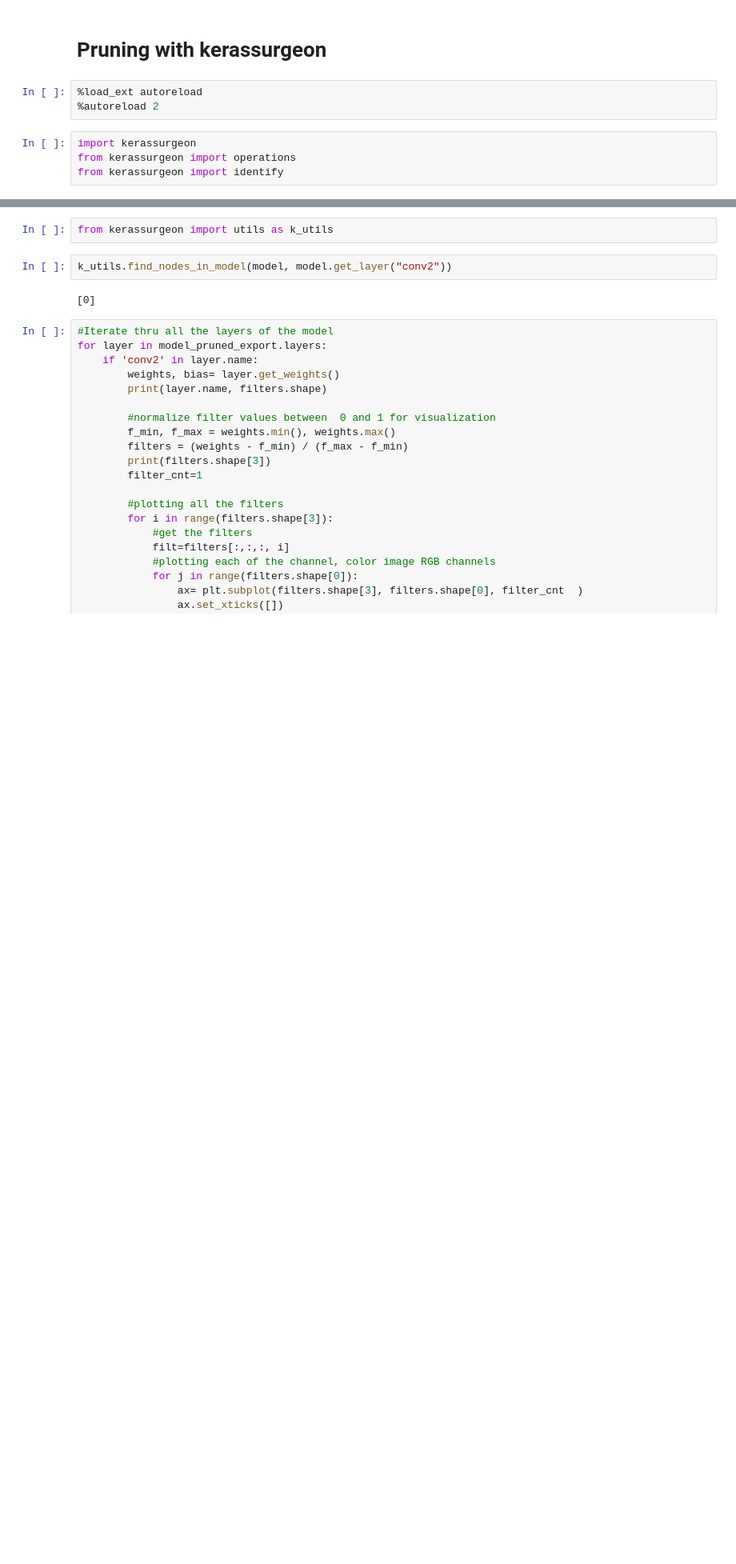
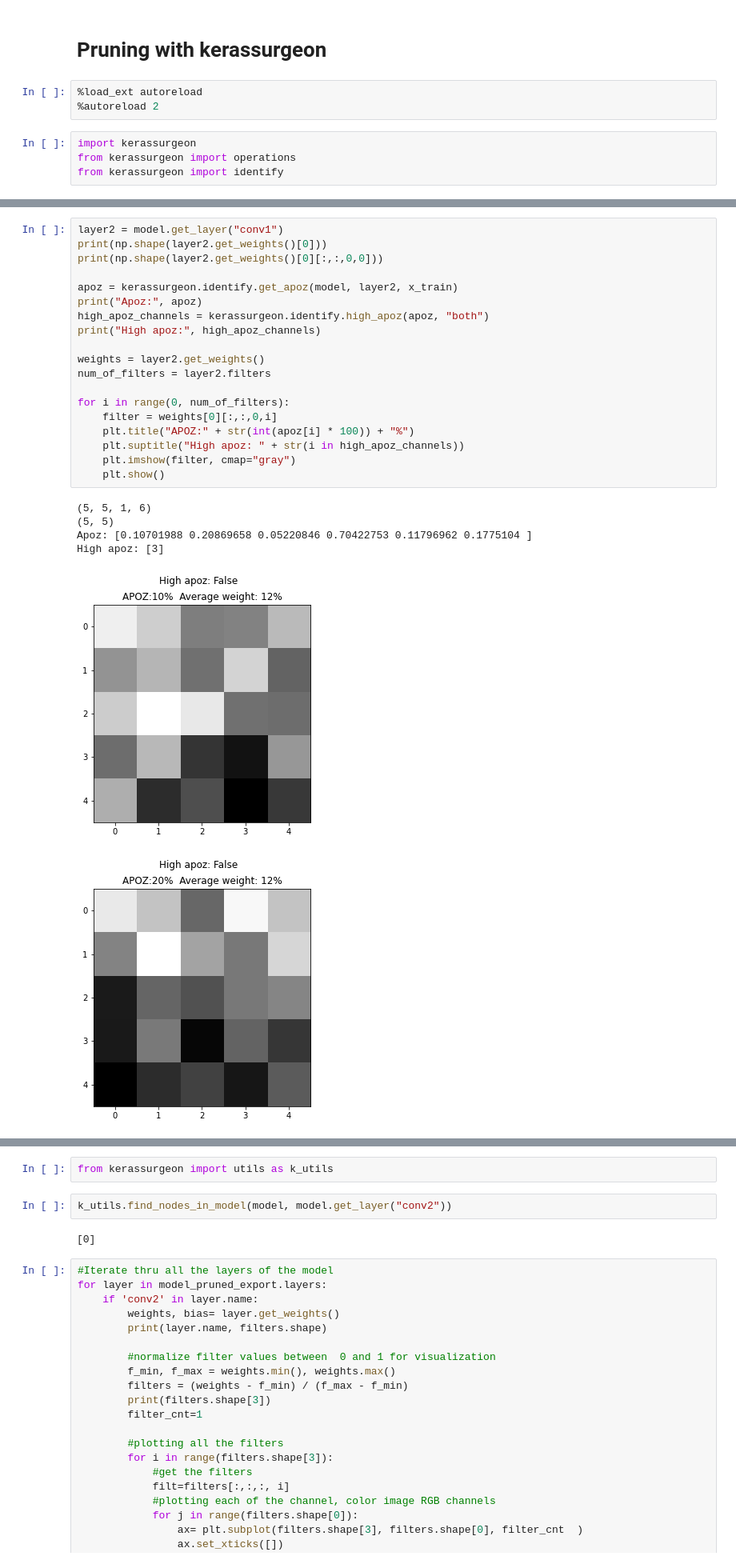
Before and after one commit to widmannthomas/convolutional_neural_network_energy_improvement, a Jupyter notebook: src/mnist/train/kerassurgeon_test.ipynb, the cells around one changed output, grey strips where cells are left out. Shown at 80% size. Saved outputs shown, nothing was run; the diff lists cells and outputs as text; blank space fills up the shorter version.

```diff
--- a/src/mnist/train/kerassurgeon_test.ipynb
+++ b/src/mnist/train/kerassurgeon_test.ipynb
@@ -304,0 +351,26 @@ dense_6
+# %%
+layer2 = model.get_layer("conv1")
+print(np.shape(layer2.get_weights()[0]))
+print(np.shape(layer2.get_weights()[0][:,:,0,0]))
+
+apoz = kerassurgeon.identify.get_apoz(model, layer2, x_train)
+print("Apoz:", apoz)
+high_apoz_channels = kerassurgeon.identify.high_apoz(apoz, "both")
+print("High apoz:", high_apoz_channels)
+
+weights = layer2.get_weights()
+num_of_filters = layer2.filters
+
+for i in range(0, num_of_filters):
+    filter = weights[0][:,:,0,i]
+    plt.title("APOZ:" + str(int(apoz[i] * 100)) + "%")
+    plt.suptitle("High apoz: " + str(i in high_apoz_channels))
+    plt.imshow(filter, cmap="gray")
+    plt.show()
+# %% [output]
+(5, 5, 1, 6)
+(5, 5)
+Apoz: [0.10701988 0.20869658 0.05220846 0.70422753 0.11796962 0.1775104 ]
+High apoz: [3]
+[figure, added]
+[figure, added]
```
Also changed, not shown: parts of 20 cells of this notebook, 6 other files.
